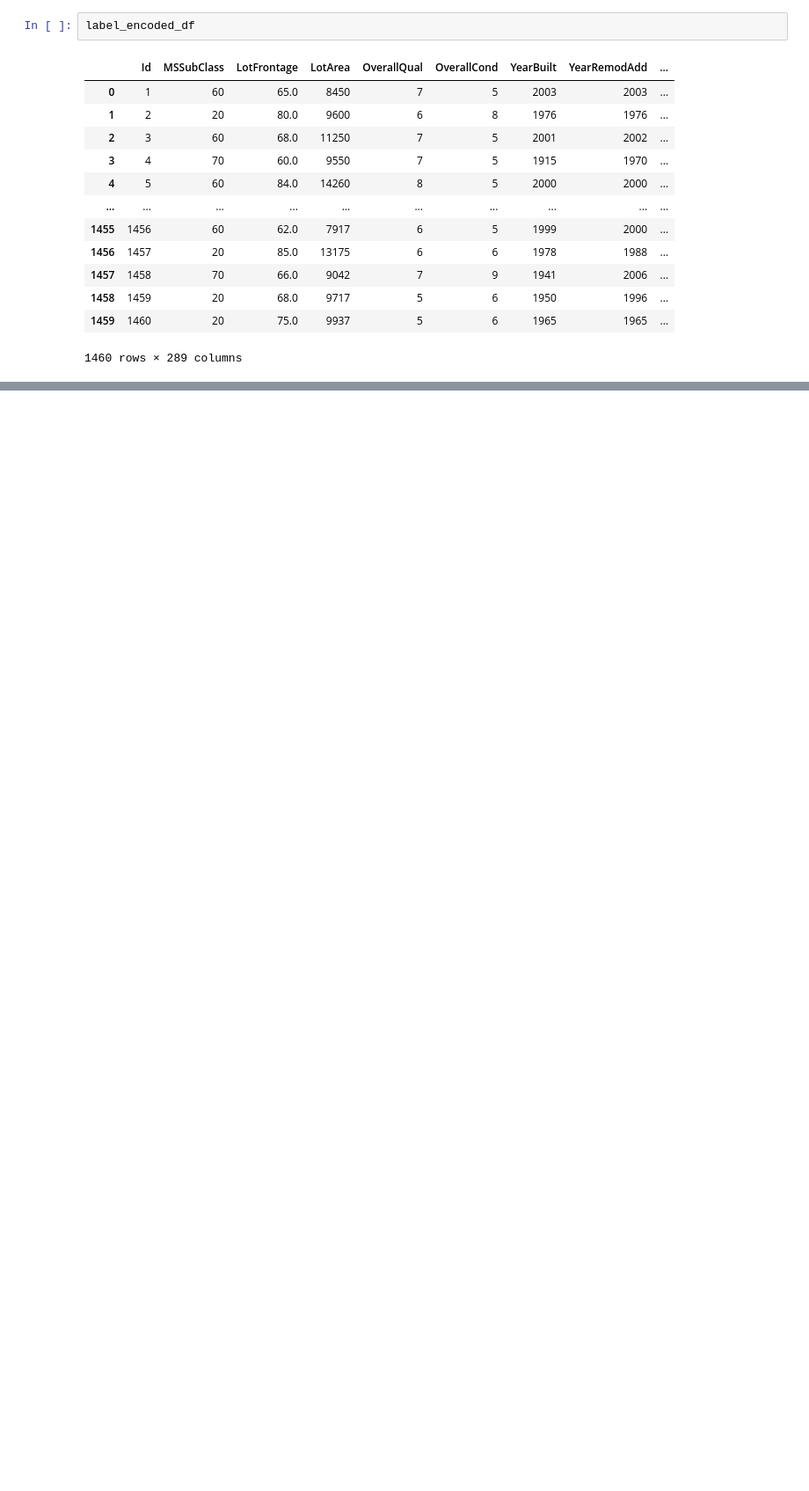
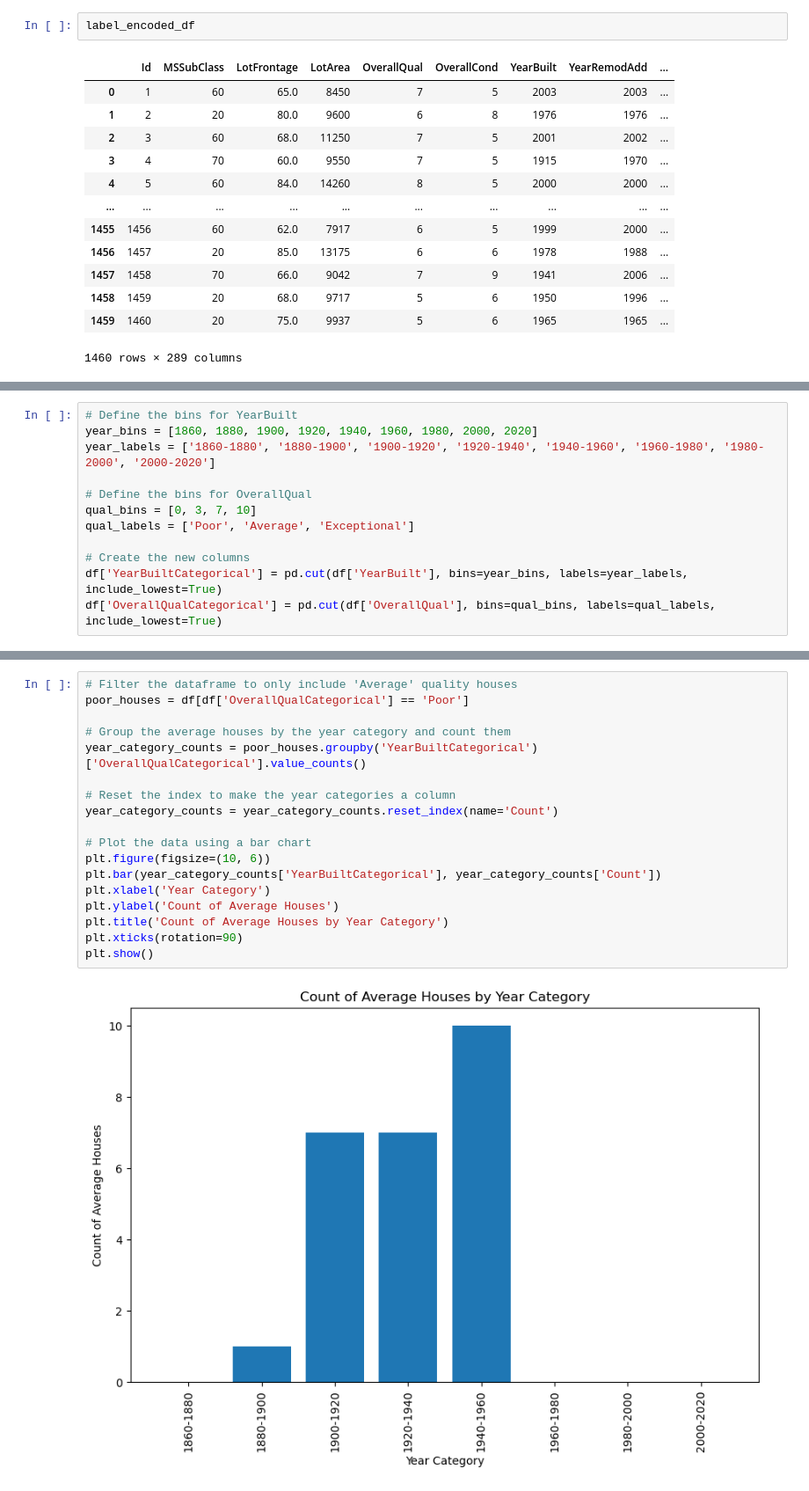
Before and after one commit to taruschirag/Final_Project_CMSC320, a Jupyter notebook: main.ipynb, the cells around one changed output, grey strips where cells are left out. Shown: that part at 88% size. Saved outputs shown, nothing was run; the diff lists cells and outputs as text; blank space fills up the shorter version.

```diff
--- a/main.ipynb
+++ b/main.ipynb
@@ -82,0 +106,12 @@ label_encoded_df
+# %%
+# Define the bins for YearBuilt
+year_bins = [1860, 1880, 1900, 1920, 1940, 1960, 1980, 2000, 2020]
+year_labels = ['1860-1880', '1880-1900', '1900-1920', '1920-1940', '1940-1960', '1960-1980', '1980-2000', '2000-2020']
+
+# Define the bins for OverallQual
+qual_bins = [0, 3, 7, 10]
+qual_labels = ['Poor', 'Average', 'Exceptional']
+
+# Create the new columns
+df['YearBuiltCategorical'] = pd.cut(df['YearBuilt'], bins=year_bins, labels=year_labels, include_lowest=True)
+df['OverallQualCategorical'] = pd.cut(df['OverallQual'], bins=qual_bins, labels=qual_labels, include_lowest=True)
@@ -82,0 +124,20 @@ label_encoded_df
+# %%
+# Filter the dataframe to only include 'Average' quality houses
+poor_houses = df[df['OverallQualCategorical'] == 'Poor']
+
+# Group the average houses by the year category and count them
+year_category_counts = poor_houses.groupby('YearBuiltCategorical')['OverallQualCategorical'].value_counts()
+
+# Reset the index to make the year categories a column
+year_category_counts = year_category_counts.reset_index(name='Count')
+
+# Plot the data using a bar chart
+plt.figure(figsize=(10, 6))
+plt.bar(year_category_counts['YearBuiltCategorical'], year_category_counts['Count'])
+plt.xlabel('Year Category')
+plt.ylabel('Count of Average Houses')
+plt.title('Count of Average Houses by Year Category')
+plt.xticks(rotation=90)
+plt.show()
+# %% [output]
+[figure, added]
```
Also changed, not shown: parts of 9 cells of this notebook.
